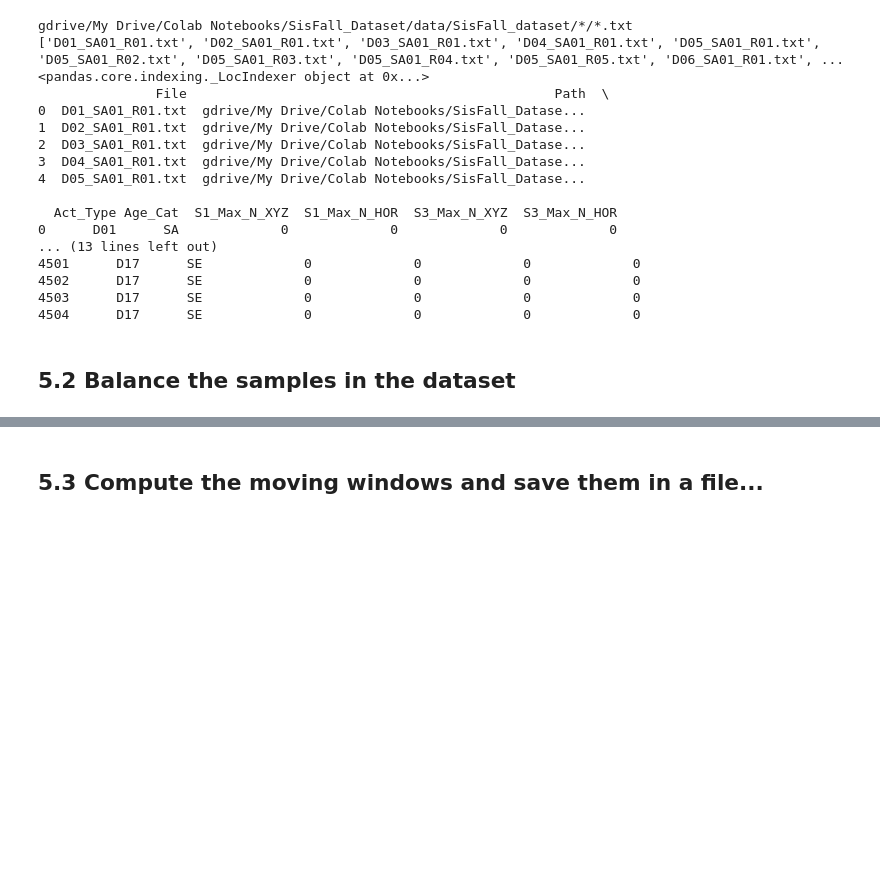
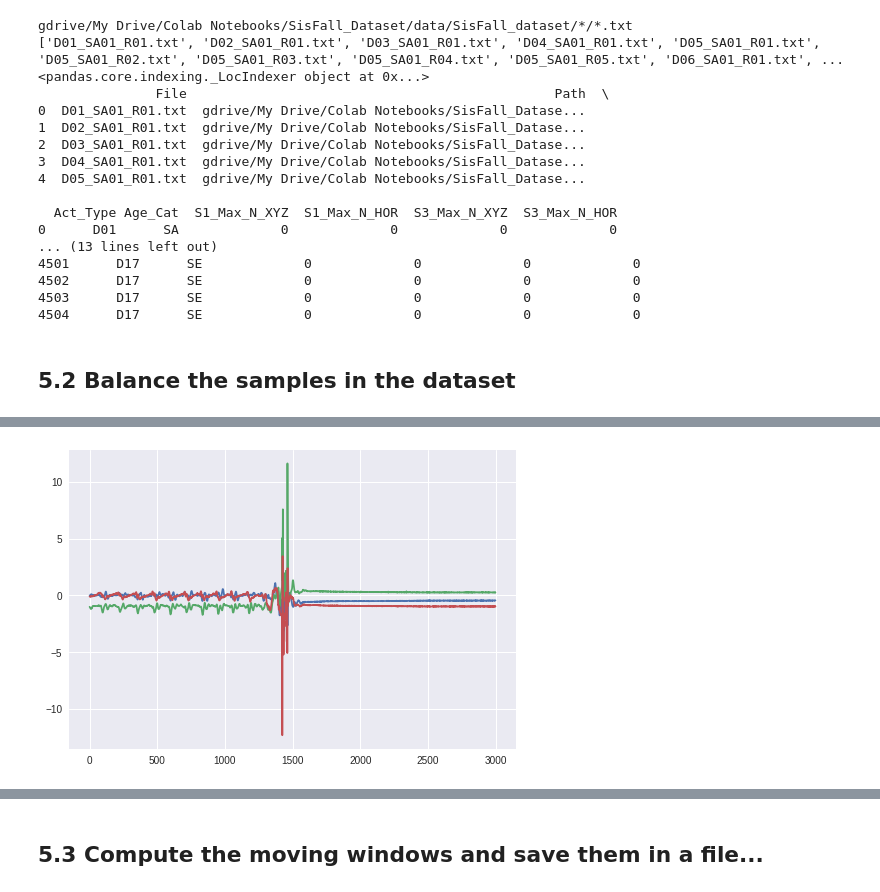
Before and after one commit to ArashRasti/FDS, a Jupyter notebook: BioBot_FDS_YB_05_Prepare_Moving_Windows_Ds_V181118_09.ipynb, the cells around one changed output, grey strips where cells are left out. Saved outputs shown, nothing was run; the diff lists cells and outputs as text; code cells hidden in the pictures; blank space fills up the shorter version.

```diff
--- a/BioBot_FDS_YB_05_Prepare_Moving_Windows_Ds_V181118_09.ipynb
+++ b/BioBot_FDS_YB_05_Prepare_Moving_Windows_Ds_V181118_09.ipynb
@@ -205,0 +174,87 @@ gdrive/My Drive/Colab Notebooks/SisFall_Dataset/data/SisFall_dataset/SA01/D01_SA
+# %%
+import matplotlib.pyplot as mplt
+import numpy as np
+import math
+
+def do_array(ar):
+#   print(ar)
+#   print(np.sqrt(ar[0]**2 + ar[1]**2 + ar[2]**2))
+#   print("-------")
+  return np.sqrt(ar[0]**2 + ar[1]**2 + ar[2]**2)
+
+def plot_trial_file(trial_file_name):
+    df_Mediciones_WIP = pd.DataFrame(pd.read_csv(trial_file_name, header = None, sep = ',',
+                                         names = ["S1_X", "S1_Y", "S1_Z",
+                                                  "S2_X", "S2_Y", "S2_Z",
+                                                  "S3_X", "S3_Y", "S3_Z"],
+                                                   skiprows= 0))
+
+    df_Mediciones_WIP.S3_Z = df_Mediciones_WIP.S3_Z.apply(lambda x: x[:-1]).astype(int)
+
+
+    # Let's calculate the values for SENSOR_1
+
+    Sensor1_Resolution = 13
+    Sensor1_Range = 16
+    g_S1 = (2*Sensor1_Range/2**Sensor1_Resolution)
+
+    # Let's calculate the values for SENSOR_2
+    # Angular velocity [°/s]: [(2*Range)/(2^Resolution)]*RD
+    Sensor2_Resolution = 16
+    Sensor2_Range = 2000
+    av_S2 = (2*Sensor2_Range/2**Sensor2_Resolution)
+
+    # Let's calculate the values for SENSOR_3
+    Sensor3_Resolution = 14
+    Sensor3_Range = 8
+    g_S3 = (2*Sensor3_Range/2**Sensor3_Resolution)
+
+    npa = df_Mediciones_WIP.values.astype(np.float32)
+
+    print(npa[:,0:3])
+    #np.apply_along_axis(do_array, 1, npa[:,0:3])
+    v2 = [do_array(x) for x in npa[:,0:3]]
+    print(v2)
+
+    npa[:,0:3] = npa[:,0:3]*g_S1
+    npa[:,3:6] = npa[:,3:6]*av_S2
+    npa[:,6:] = npa[:,6:]*g_S3
+    print(npa)
+
+    mplt.plot(np.arange(len(npa[:,0:1])*1), npa[:,0:3])
+    mplt.figure()
+    mplt.plot(np.arange(len(npa[:,0:1])*1), v2)
+    mplt.figure()
+    mplt.plot(np.arange(len(npa[:,0:1])*1), npa[:,3:6])
+    mplt.figure()
+    mplt.plot(np.arange(len(npa[:,0:1])*1), npa[:,6:])
+
+#     print(df_Mediciones_WIP)
+    #print(df_Mediciones_WIP.values)
+
+#     import math
+#     Sensor1_Resolution = 13
+#     Sensor1_Range = 16
+#     g_S1 = (2*Sensor1_Range/2**Sensor1_Resolution)
+
+#     fn = lambda row: math.sqrt((g_S1*row.S1_X)**2 + (g_S1*row.S1_Y)**2 + (g_S1*row.S1_Z)**2)
+#     col = df_Mediciones_WIP.apply(fn, axis=1)
+#     df_Mediciones_WIP = df_Mediciones_WIP.assign(S1_N_XYZ=col.values)
+#     print(df_Mediciones_WIP.head())
+#     mplt.plot(df_Mediciones_WIP)
+
+
+
+l1 = df_Files_Trials.index[df_Files_Trials.File == "F01_SA01_R01.txt"].tolist()
+print(l1)
+print(df_Files_Trials.File.loc[79])
+
+file_list = df_Files_Trials.Path.loc[79]
+print(file_list)
+
+
+
+
+
+plot_trial_file(file_list)
+# %% [output]
@@ -205,0 +278 @@ gdrive/My Drive/Colab Notebooks/SisFall_Dataset/data/SisFall_dataset/SA01/D01_SA
+[figure, added]
```
Also changed, not shown: parts of 4 cells of this notebook.
